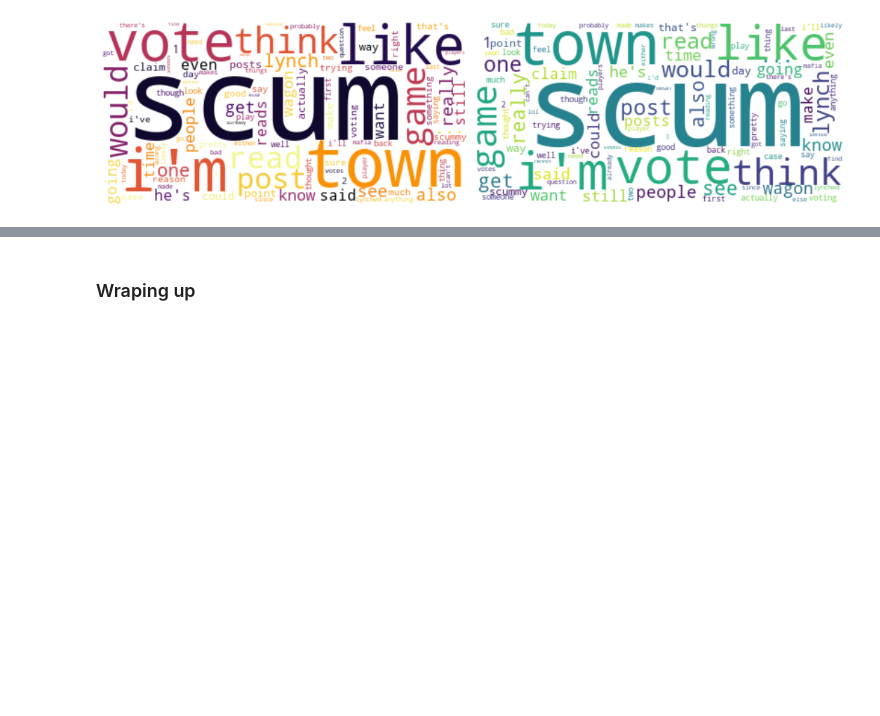
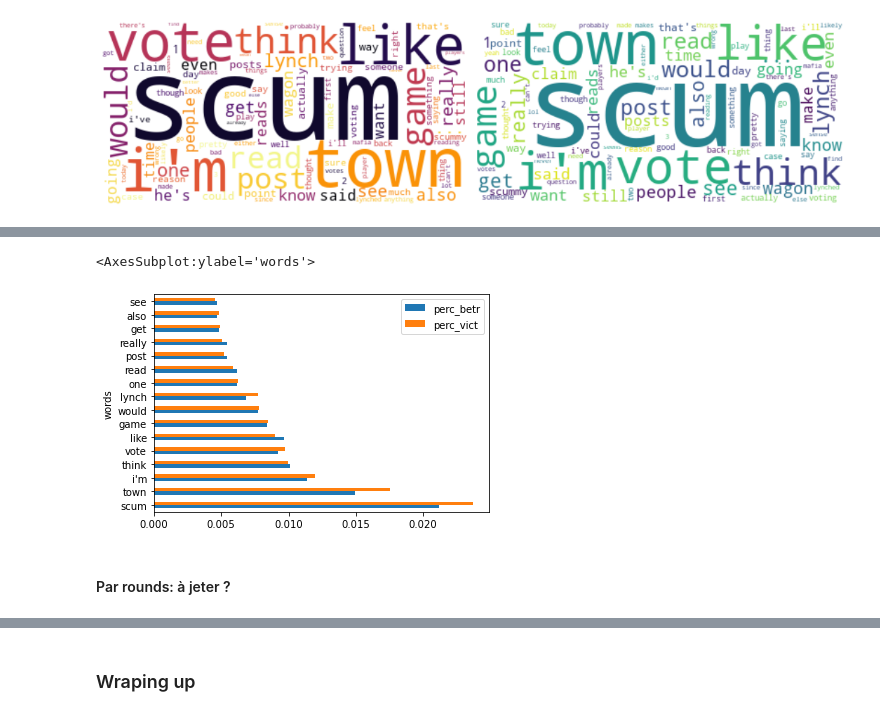
Before and after one commit to epfl-ada/ada-2020-project-milestone-p3-p3_bamboozled-gang, a Jupyter notebook: project_report.ipynb, the cells around one changed output, grey strips where cells are left out. Cells and saved outputs as stored; diff of their text form; code cells hidden in the pictures; blank space fills up the shorter version.

```diff
--- a/project_report.ipynb
+++ b/project_report.ipynb
@@ -1141,0 +1157,25 @@ plt.show()
+# %%
+word_freq_betr = Counter(txt_betr_tokens)
+word_freq_vict = Counter(txt_vict_tokens)
+# %%
+n_most_common = 15
+
+common_words_betr = word_freq_betr.most_common(n_most_common)
+common_words_vict = word_freq_vict.most_common(n_most_common)
+# %%
+nb_words_betr = sum(word_freq_betr.values())
+nb_words_vict = sum(word_freq_vict.values())
+
+betr_words = [word for word,_ in common_words_betr]
+vict_words = [word for word,_ in common_words_vict]
+# %%
+common_words = pd.DataFrame(vict_words + list(set(betr_words)-set(vict_words)), columns=['words']).set_index('words')
+common_words['perc_betr'] = [word_freq_betr[word]/nb_words_betr for word in common_words.index]
+common_words['perc_vict'] = [word_freq_vict[word]/nb_words_vict for word in common_words.index]
+# %%
+common_words.plot.barh()
+# %% [output]
+<AxesSubplot:ylabel='words'>
+[figure, added]
+# %% [markdown]
+#### Par rounds: à jeter ?
```
Also changed, not shown: parts of 19 cells of this notebook.
